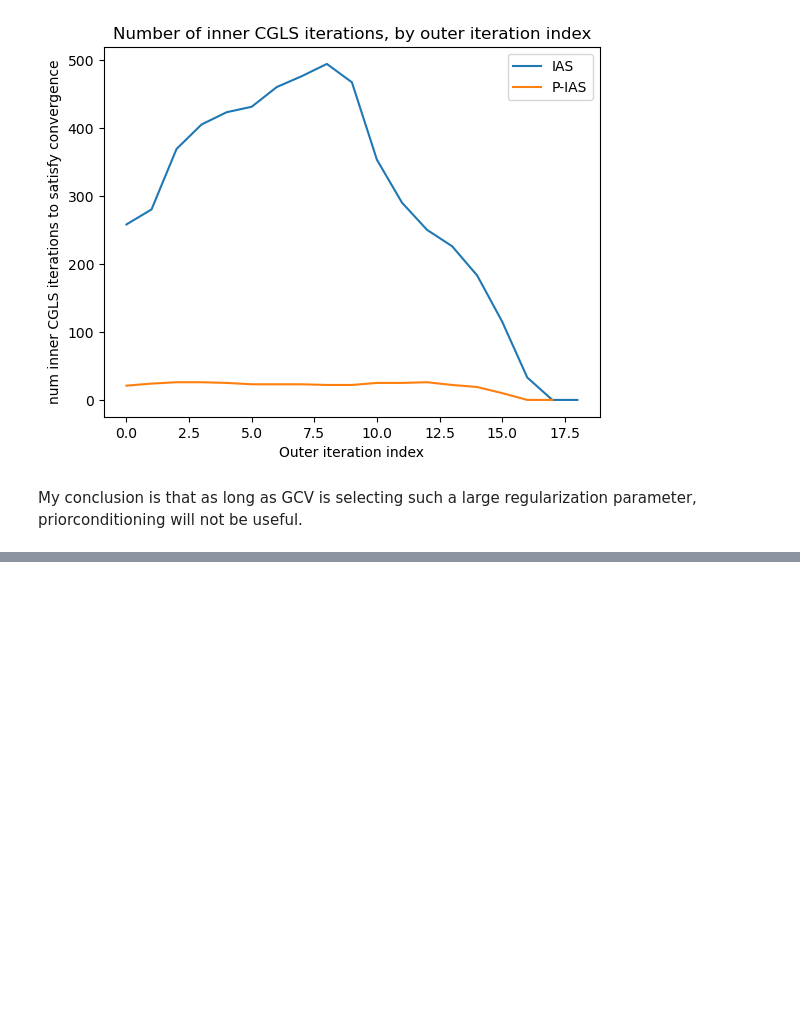
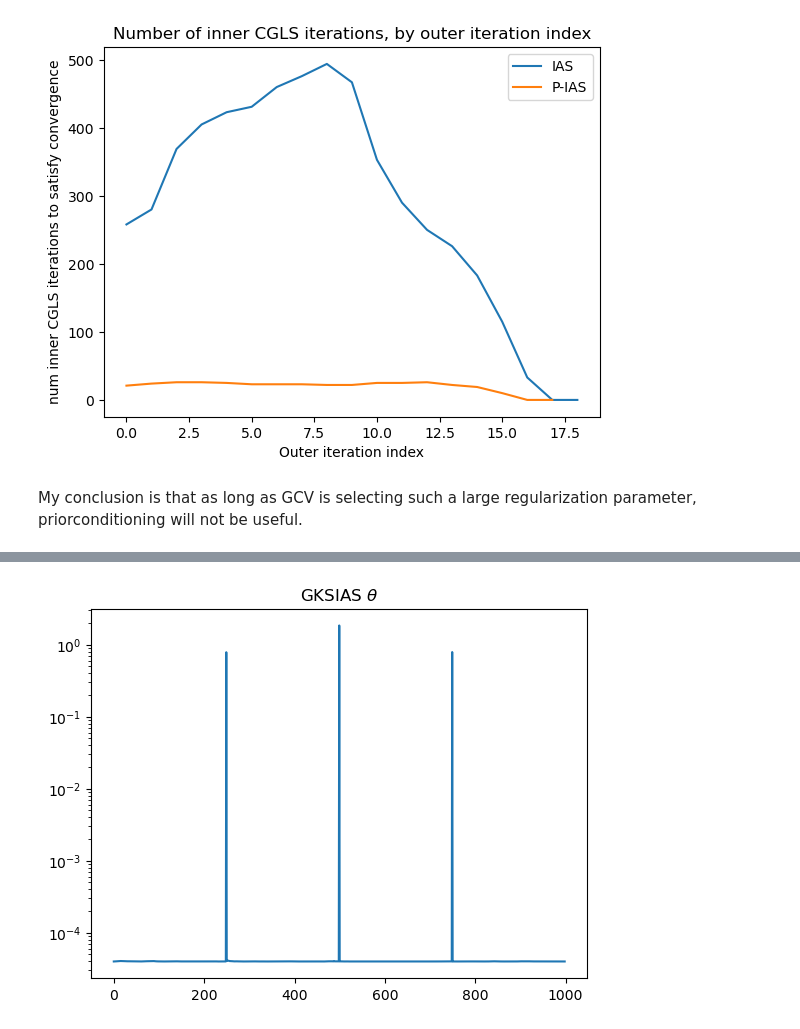
Before and after one commit to mpasha3/IRLS_prec_GSBL, a Jupyter notebook: 1d_deblurring.ipynb, the cells around one changed output, grey strips where cells are left out. Saved outputs shown, nothing was run; the diff lists cells and outputs as text; code cells hidden in the pictures; blank space fills up the shorter version.

```diff
--- a/1d_deblurring.ipynb
+++ b/1d_deblurring.ipynb
@@ -234,0 +257,7 @@ My conclusion is that as long as GCV is selecting such a large regularization pa
+# %%
+plt.plot(gks_data["theta"])
+plt.title("GKSIAS $\\theta$")
+plt.yscale("log")
+plt.show()
+# %% [output]
+[figure, added]
```
Also changed, not shown: parts of 10 cells of this notebook, 1 other file.
